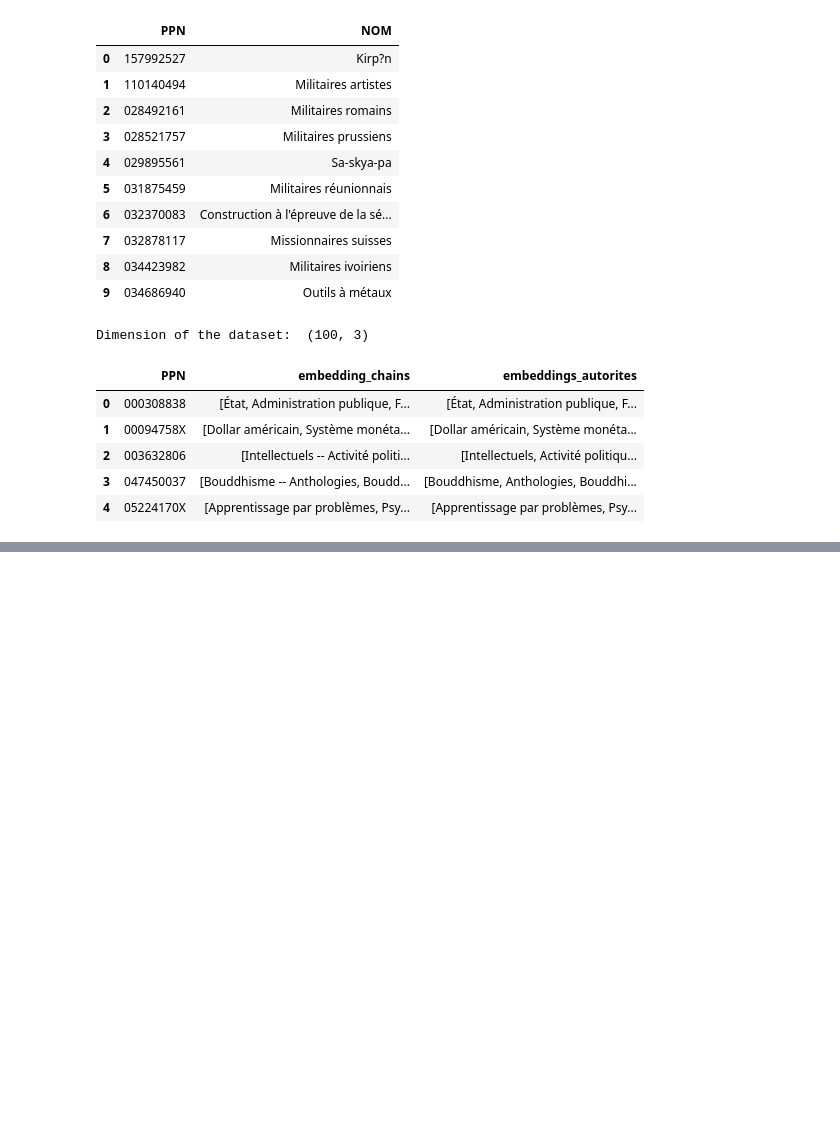
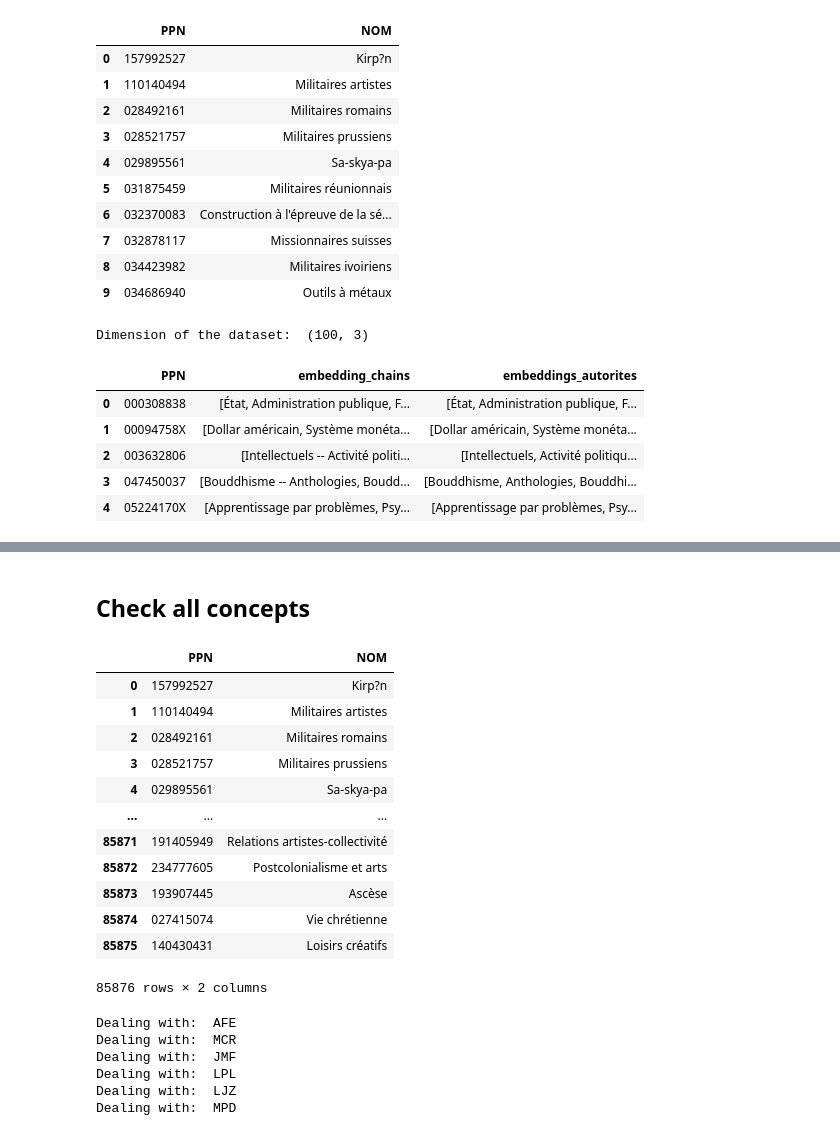
Before and after one commit to abes-esr/labo-indexation-ai, a Jupyter notebook: merge_reindexation_after_correction.ipynb, the cells around one changed output, grey strips where cells are left out. Saved outputs shown, nothing was run; the diff lists cells and outputs as text; code cells hidden in the pictures; blank space fills up the shorter version.

```diff
--- a/merge_reindexation_after_correction.ipynb
+++ b/merge_reindexation_after_correction.ipynb
@@ -243,0 +239,34 @@ Dimension after merge with embeddings:  (112, 16)
+# %% [markdown]
+## Check all concepts
+# %%
+ram
+# %% [output]
+|  | PPN | NOM |
+| 0 | 157992527 | Kirp?n |
+| 1 | 110140494 | Militaires artistes |
+| 2 | 028492161 | Militaires romains |
+| 3 | 028521757 | Militaires prussiens |
+| 4 | 029895561 | Sa-skya-pa |
+| ... | ... | ... |
+| 85871 | 191405949 | Relations artistes-collectivité |
+| 85872 | 234777605 | Postcolonialisme et arts |
+| 85873 | 193907445 | Ascèse |
+| 85874 | 027415074 | Vie chrétienne |
+| 85875 | 140430431 | Loisirs créatifs |
+85876 rows × 2 columns
+# %%
+# Mettre à plat TOUS les mots clé
+pattern = r';;\s*(?![^()$]*\))| -- |-- | --|--| - '
+
+for col in index_columns:
+    name = col.split("_")[1]
+    print("Dealing with: ", name)
+    new_col = str('rameau_concept_' + name)
+    data[new_col] = data[col].apply(lambda x: re.split(pattern, str(x)))
+# %% [output]
+Dealing with:  AFE
+Dealing with:  MCR
+Dealing with:  JMF
+Dealing with:  LPL
+Dealing with:  LJZ
+Dealing with:  MPD
```
Also changed, not shown: parts of 15 cells of this notebook, 3 other files.
